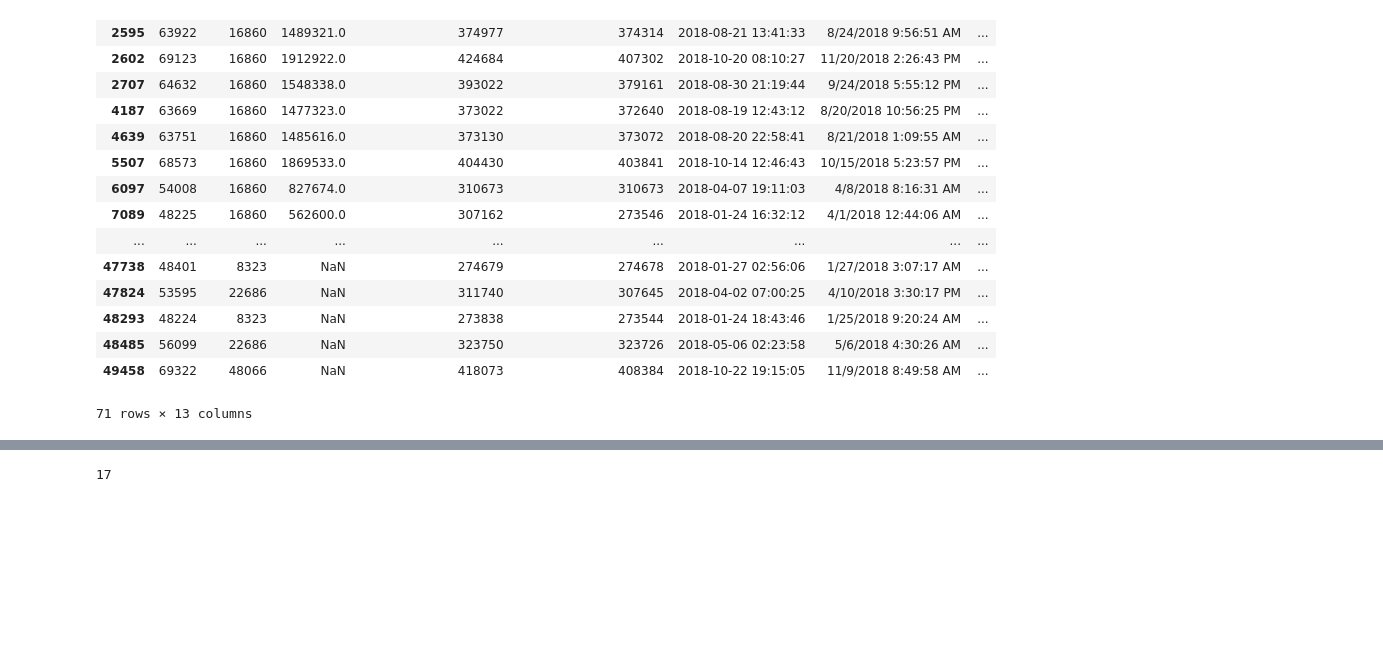
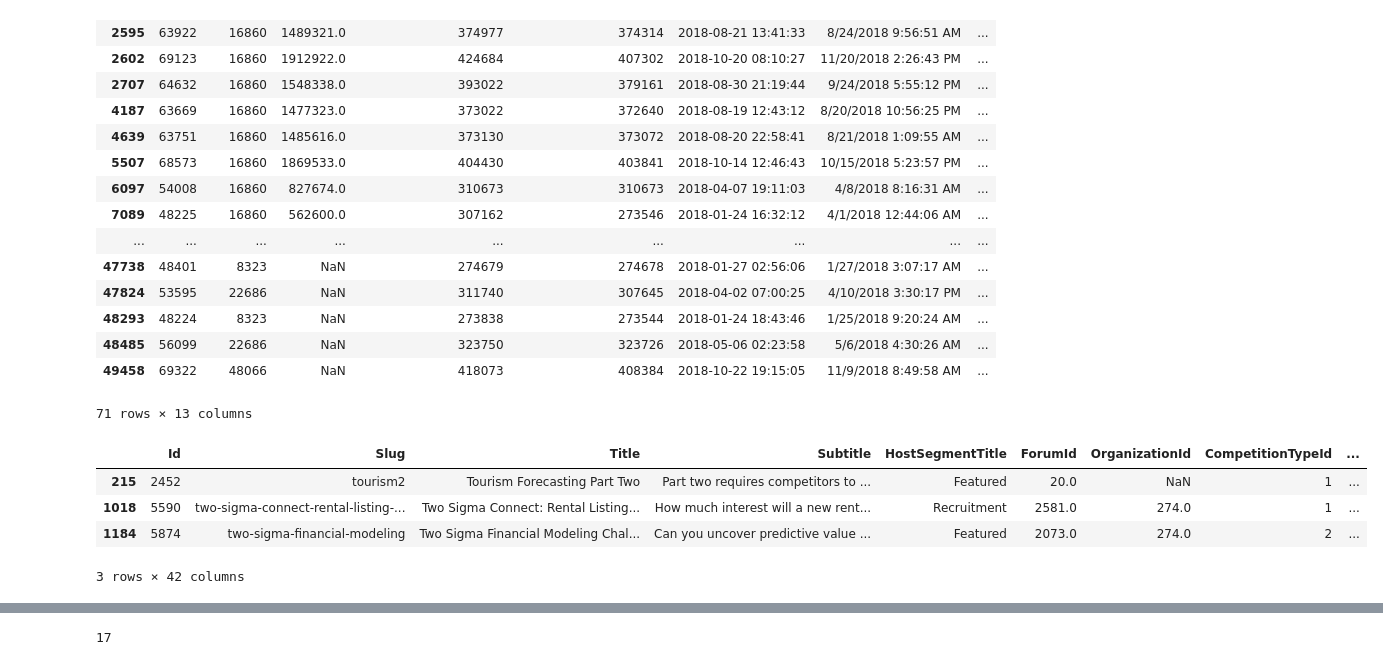
Before and after one commit to upura/upura.hatenablog, a Jupyter notebook: kaggle_forum/index.ipynb, the cells around one changed output, grey strips where cells are left out. Cells and saved outputs as stored; diff of their text form; code cells hidden in the pictures; blank space fills up the shorter version.

```diff
--- a/kaggle_forum/index.ipynb
+++ b/kaggle_forum/index.ipynb
@@ -34,3 +34,11 @@ df2018
 | 48485 | 56099 | 22686 | NaN | 323750 | 323726 | 2018-05-06 02:23:58 | 5/6/2018 4:30:26 AM | ... |
 | 49458 | 69322 | 48066 | NaN | 418073 | 408384 | 2018-10-22 19:15:05 | 11/9/2018 8:49:58 AM | ... |
 71 rows × 13 columns
+# %%
+compe[compe['Title'].str.contains('Two', na=False)]
+# %% [output]
+|  | Id | Slug | Title | Subtitle | HostSegmentTitle | ForumId | OrganizationId | CompetitionTypeId | ... |
+| 215 | 2452 | tourism2 | Tourism Forecasting Part Two | Part two requires competitors to ... | Featured | 20.0 | NaN | 1 | ... |
+| 1018 | 5590 | two-sigma-connect-rental-listing-... | Two Sigma Connect: Rental Listing... | How much interest will a new rent... | Recruitment | 2581.0 | 274.0 | 1 | ... |
+| 1184 | 5874 | two-sigma-financial-modeling | Two Sigma Financial Modeling Chal... | Can you uncover predictive value ... | Featured | 2073.0 | 274.0 | 2 | ... |
+3 rows × 42 columns
```
Also changed, not shown: parts of 1 cell of this notebook.
